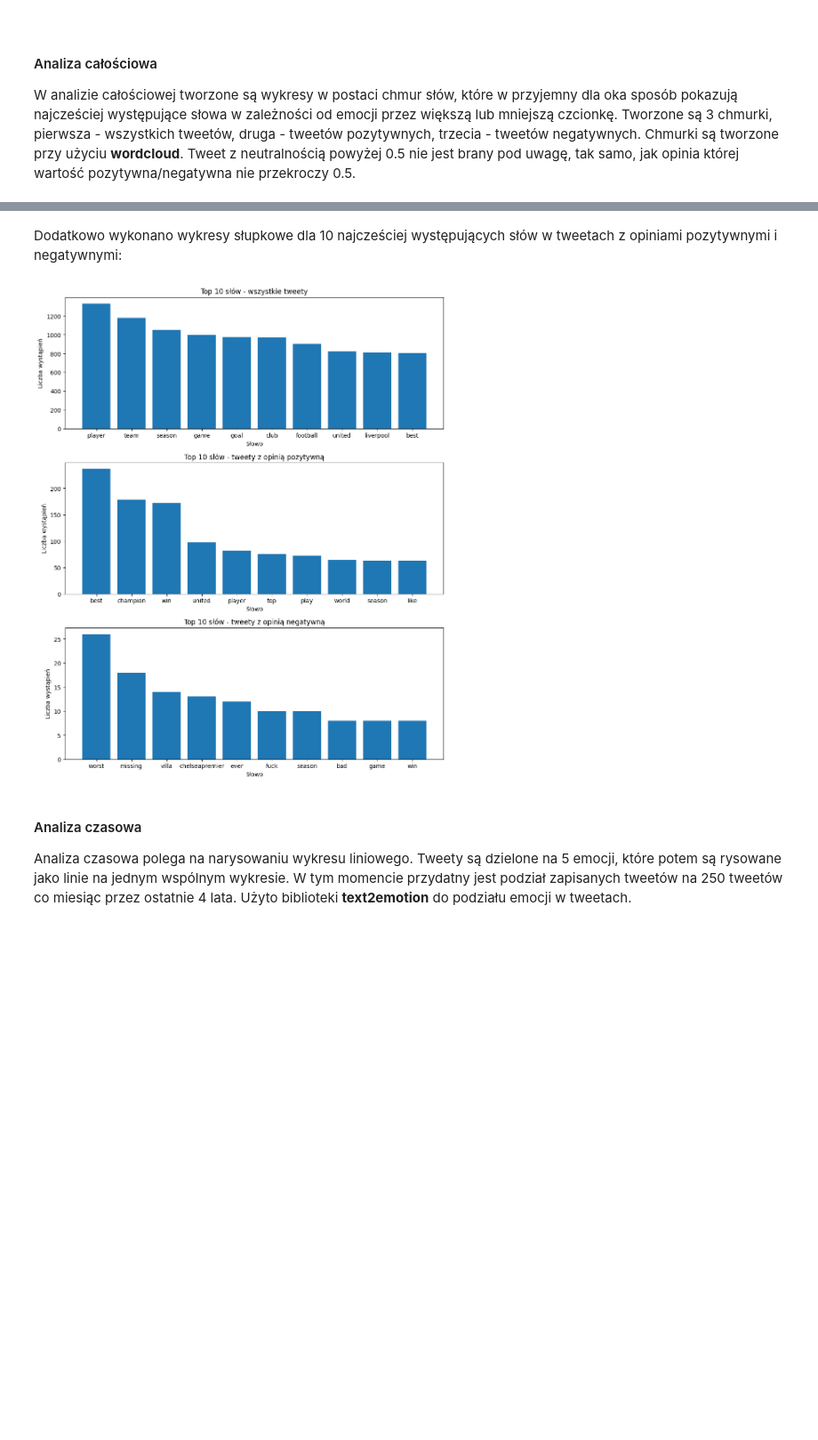
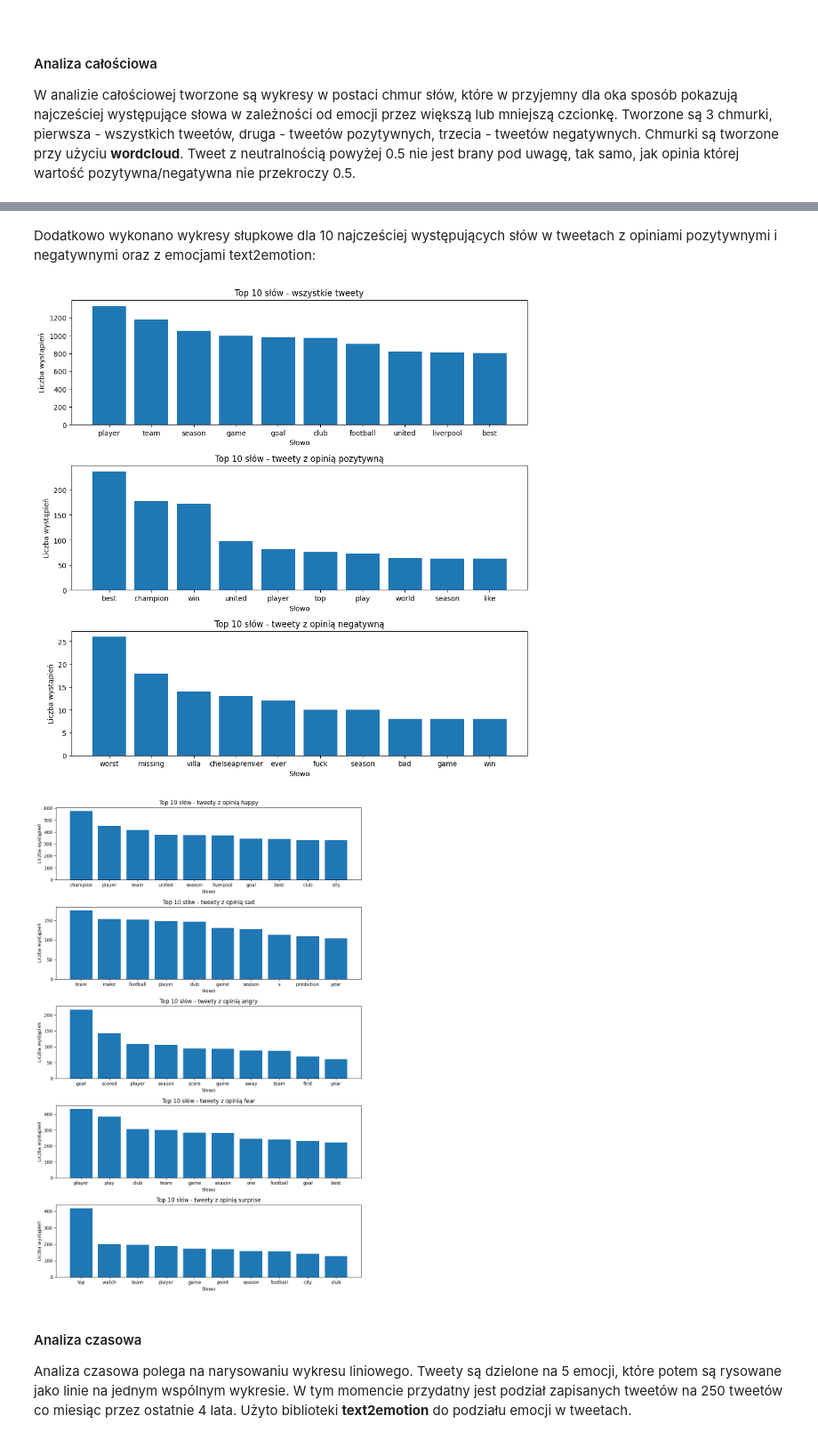
Before and after one commit to Piterson25/Inteligencja-obliczeniowa, a Jupyter notebook: premierleague/premierleague_Piotr_Maszczak.ipynb, the cells around one changed output, grey strips where cells are left out. Shown at 89% size. Cells and saved outputs as stored; diff of their text form; code cells hidden in the pictures; blank space fills up the shorter version.

Commit message:
Dodatkowe chmurki i wykres emocji

```diff
--- a/premierleague/premierleague_Piotr_Maszczak.ipynb
+++ b/premierleague/premierleague_Piotr_Maszczak.ipynb
@@ -244,27 +296,68 @@ plt.show()
 # %% [markdown]
-Dodatkowo wykonano wykresy słupkowe dla 10 najcześciej występujących słów w tweetach z opiniami pozytywnymi i negatywnymi:
+Dodatkowo wykonano wykresy słupkowe dla 10 najcześciej występujących słów w tweetach z opiniami pozytywnymi i negatywnymi oraz z emocjami text2emotion:
 # %%
-fig, axes = plt.subplots(nrows=3, ncols=1, figsize=(10, 12))
+fig, axes = plt.subplots(nrows=3, ncols=1, figsize=(10, 10))
 
 axes[0].bar(*zip(*all_words_freq.most_common(10)))
 axes[0].set_title('Top 10 słów - wszystkie tweety')
 axes[0].set_xlabel('Słowo')
 axes[0].set_ylabel('Liczba wystąpień')
 
 axes[1].bar(*zip(*positive_words_freq.most_common(10)))
 axes[1].set_title('Top 10 słów - tweety z opinią pozytywną')
 axes[1].set_xlabel('Słowo')
 axes[1].set_ylabel('Liczba wystąpień')
 
 axes[2].bar(*zip(*negative_words_freq.most_common(10)))
 axes[2].set_title('Top 10 słów - tweety z opinią negatywną')
 axes[2].set_xlabel('Słowo')
 axes[2].set_ylabel('Liczba wystąpień')
 
 plt.tight_layout()
 plt.show()
+
+fig2, axes2 = plt.subplots(nrows=5, ncols=1, figsize=(10, 15))
+
+happy_words = [word for tweet in happy_tweets for word in tweet.split()]
+happy_words_freq = FreqDist(happy_words)
+axes2[0].bar(*zip(*happy_words_freq.most_common(10)))
+axes2[0].set_title('Top 10 słów - tweety z opinią happy')
+axes2[0].set_xlabel('Słowo')
+axes2[0].set_ylabel('Liczba wystąpień')
+
+sad_words = [word for tweet in sadness_tweets for word in tweet.split()]
+sad_words_freq = FreqDist(sad_words)
+axes2[1].bar(*zip(*sad_words_freq.most_common(10)))
+axes2[1].set_title('Top 10 słów - tweety z opinią sad')
+axes2[1].set_xlabel('Słowo')
+axes2[1].set_ylabel('Liczba wystąpień')
+
+angry_words = [word for tweet in anger_tweets for word in tweet.split()]
+angry_words_freq = FreqDist(angry_words)
+axes2[2].bar(*zip(*angry_words_freq.most_common(10)))
+axes2[2].set_title('Top 10 słów - tweety z opinią angry')
+axes2[2].set_xlabel('Słowo')
+axes2[2].set_ylabel('Liczba wystąpień')
+
+fear_words = [word for tweet in fear_tweets for word in tweet.split()]
+fear_words_freq = FreqDist(fear_words)
+axes2[3].bar(*zip(*fear_words_freq.most_common(10)))
+axes2[3].set_title('Top 10 słów - tweety z opinią fear')
+axes2[3].set_xlabel('Słowo')
+axes2[3].set_ylabel('Liczba wystąpień')
+
+surprise_words = [word for tweet in surprise_tweets for word in tweet.split()]
+surprise_words_freq = FreqDist(surprise_words)
+axes2[4].bar(*zip(*surprise_words_freq.most_common(10)))
+axes2[4].set_title('Top 10 słów - tweety z opinią surprise')
+axes2[4].set_xlabel('Słowo')
+axes2[4].set_ylabel('Liczba wystąpień')
+
+plt.tight_layout()
+plt.show()
 # %% [output]
-[figure, old version]
+[figure, new version]
+[figure, added]
 # %% [markdown]
 <h4 id="analiza-czasowa">Analiza czasowa</h4>
 
```
Also changed, not shown: parts of 5 cells of this notebook.
